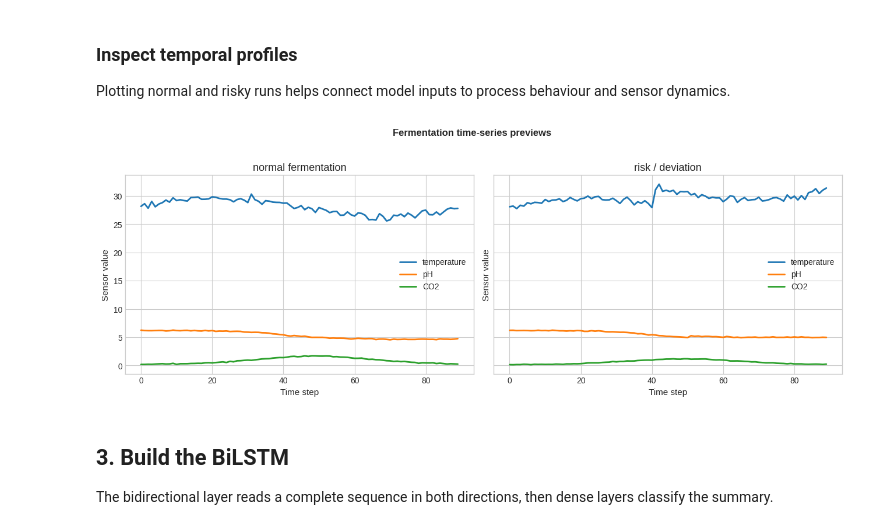
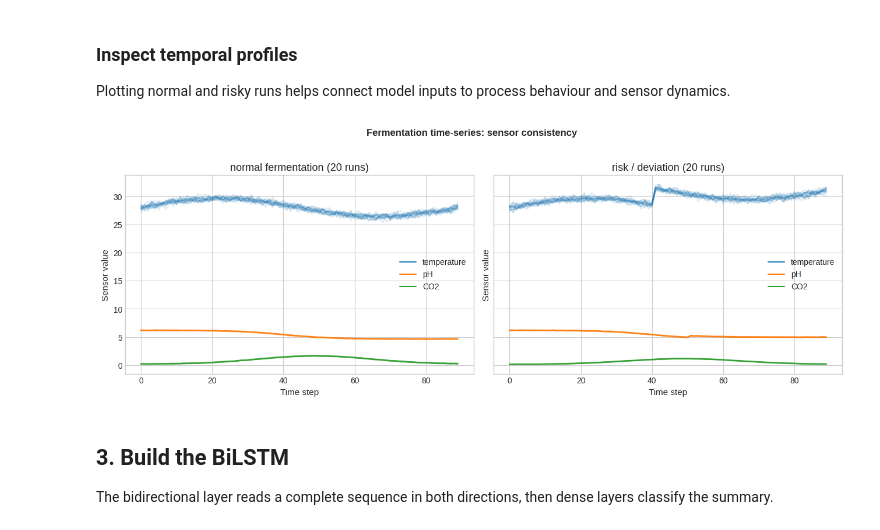
Before and after one commit to khairuladib94/dl-food-research, a Jupyter notebook: session-6/notebooks/04_timeseries_bilstm_tensorflow_keras.ipynb, the cells around one changed output. Cells and saved outputs as stored; diff of their text form; code cells hidden in the pictures.

```diff
--- a/session-6/notebooks/04_timeseries_bilstm_tensorflow_keras.ipynb
+++ b/session-6/notebooks/04_timeseries_bilstm_tensorflow_keras.ipynb
@@ -168,20 +170,37 @@ dtype: int64
 Plotting normal and risky runs helps connect model inputs to process behaviour and sensor dynamics.
 # %%
 channel_names = ['temperature', 'pH', 'CO2']
+# Define fixed colors for each channel
+channel_colors = ['tab:blue', 'tab:orange', 'tab:green']
 fig, axes = plt.subplots(1, 2, figsize=(13, 4.6), sharey=True)
+
+num_samples = 20
+
 for cls, ax, title in [(0, axes[0], 'normal fermentation'), (1, axes[1], 'risk / deviation')]:
-    idx = np.where(labels == cls)[0][0]
-    for ch, name in enumerate(channel_names):
-        ax.plot(sequences[idx, :, ch], label=name, linewidth=2)
-    ax.set_title(title)
+    # Select multiple indices for the current class
+    all_indices = np.where(labels == cls)[0]
+    subset_indices = all_indices[:num_samples]
+
+    for idx in subset_indices:
+        for ch, (name, color) in enumerate(zip(channel_names, channel_colors)):
+            # Only add label for the first sequence to avoid duplicate legends
+            label = name if idx == subset_indices[0] else None
+            ax.plot(sequences[idx, :, ch], label=label, color=color, linewidth=1.5, alpha=0.15)
+
+    ax.set_title(f"{title} ({len(subset_indices)} runs)")
     ax.set_xlabel('Time step')
     ax.set_ylabel('Sensor value')
-    ax.legend()
-fig.suptitle('Fermentation time-series previews', y=1.03, fontweight='bold')
+
+    # Increase legend opacity for readability
+    leg = ax.legend()
+    for lh in leg.legend_handles:
+        lh.set_alpha(1.0)
+
+fig.suptitle('Fermentation time-series: sensor consistency', y=1.03, fontweight='bold')
 plt.tight_layout()
 plt.show()
 # %% [output]
-[figure, old version]
+[figure, new version]
 # %% [markdown]
 ## 3. Build the BiLSTM
 
```
Also changed, not shown: parts of 7 cells of this notebook.
